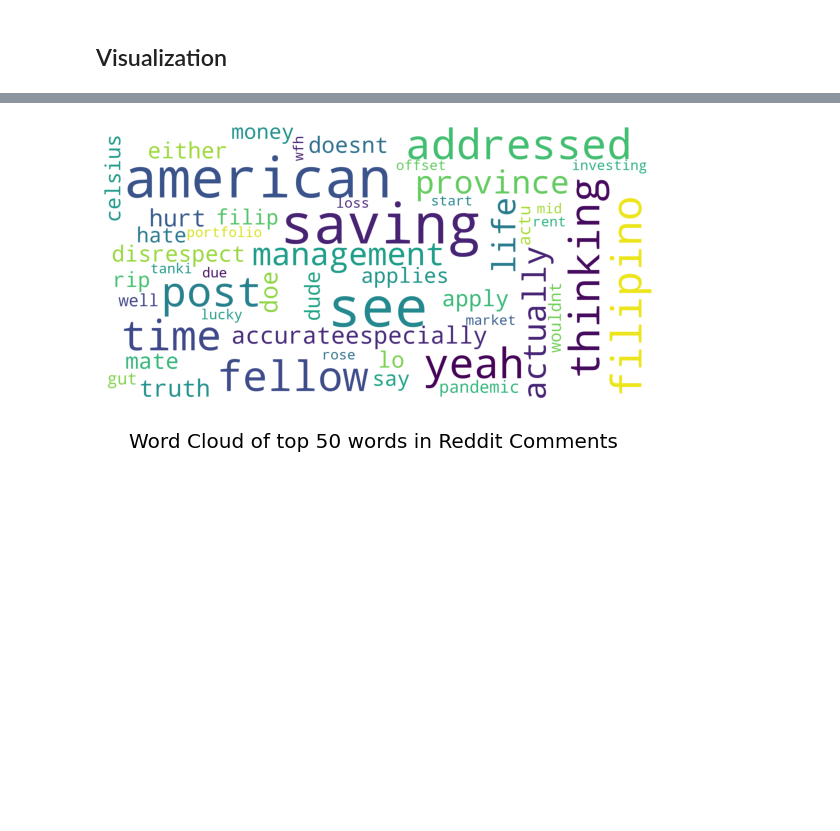
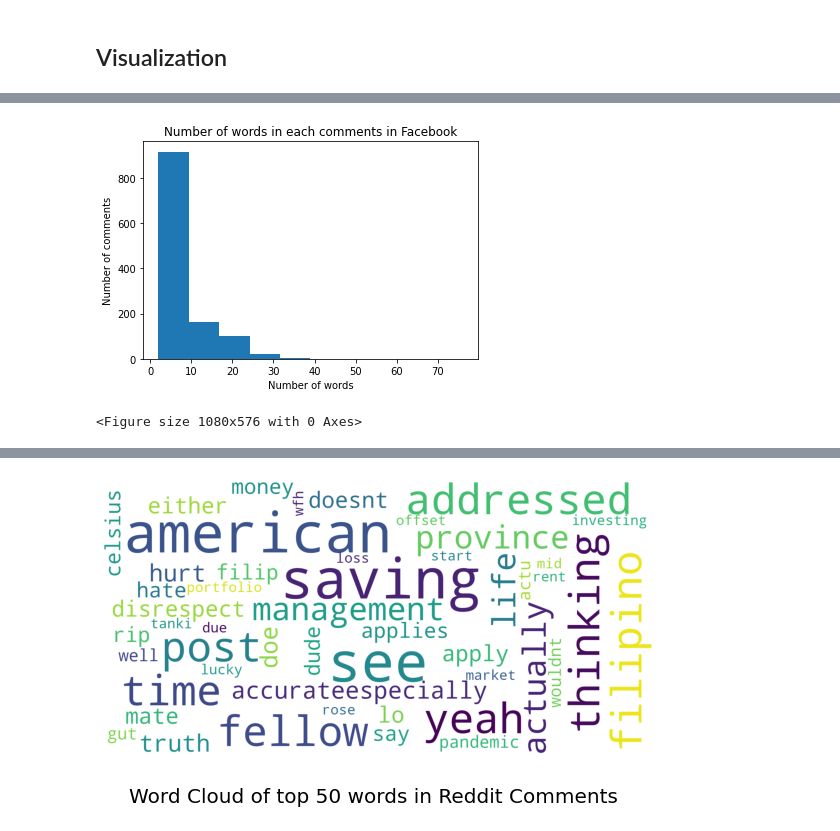
Before and after one commit to ABCD-EDU/LDA-ph-inflation, a Jupyter notebook: eda_preprocessed.ipynb, the cells around one changed output, grey strips where cells are left out. Drawn from its saved outputs; the diff is of its cells as text; code cells hidden in the pictures; blank space fills up the shorter version.

```diff
--- a/eda_preprocessed.ipynb
+++ b/eda_preprocessed.ipynb
@@ -128,3 +114,11 @@ def draw_word_cloud(df, title, count):
     fig.subplots_adjust(top=2.3)
     plt.imshow(word_cloud)
     plt.show()
+# %%
+# Generate histogram
+def generate_histogram(df, platform):
+    plt.hist(df['length'])
+    plt.title("Number of words in each comments in " + platform)
+    plt.xlabel('Number of words')
+    plt.ylabel('Number of comments')
+    plt.figure(figsize=(15, 8))
@@ -136 +135,7 @@ draw_word_cloud(df_fb, 'Facebook', 50)
+# %%
+# Visualize the length of words in each Facebook coomments
+generate_histogram(df_fb, 'Facebook')
+# %% [output]
+[figure, added]
+<Figure size 1080x576 with 0 Axes>
 # %%
```
Also changed, not shown: parts of 17 cells of this notebook, 1 other file.
